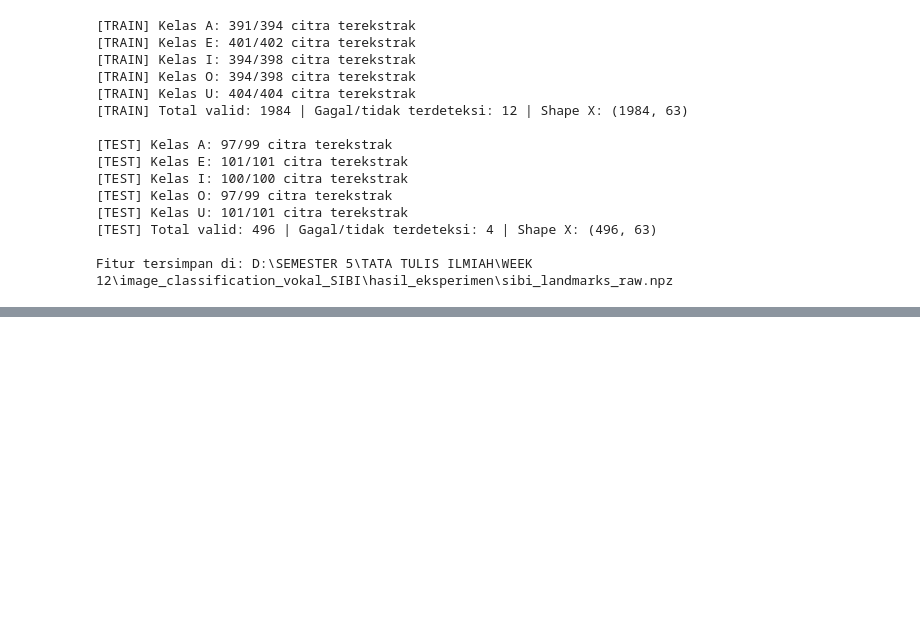
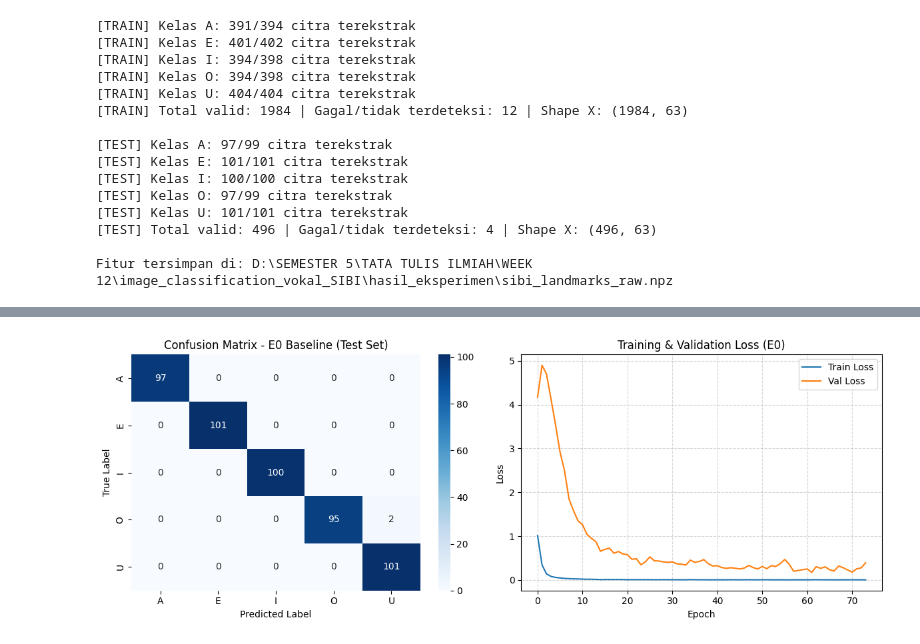
Before and after one commit to Alvinfaaiz/image_classification_vokal_SIBI, a Jupyter notebook: code.ipynb, the cells around one changed output, grey strips where cells are left out. Cells and saved outputs as stored; diff of their text form; code cells hidden in the pictures; blank space fills up the shorter version.

```diff
--- a/code.ipynb
+++ b/code.ipynb
@@ -354,0 +371,30 @@ Epoch 1/80
+# %%
+cm = confusion_matrix(y_test_enc, y_pred_enc)
+
+fig, axes = plt.subplots(1, 2, figsize=(12, 4.5))
+
+sns.heatmap(
+    cm,
+    annot=True,
+    fmt="d",
+    cmap="Blues",
+    xticklabels=le.classes_,
+    yticklabels=le.classes_,
+    ax=axes[0],
+)
+axes[0].set_title("Confusion Matrix - E0 Baseline (Test Set)")
+axes[0].set_xlabel("Predicted Label")
+axes[0].set_ylabel("True Label")
+
+axes[1].plot(history_e0.history["loss"], label="Train Loss")
+axes[1].plot(history_e0.history["val_loss"], label="Val Loss")
+axes[1].set_title("Training & Validation Loss (E0)")
+axes[1].set_xlabel("Epoch")
+axes[1].set_ylabel("Loss")
+axes[1].legend()
+axes[1].grid(True, linestyle="--", alpha=0.5)
+
+plt.tight_layout()
+plt.show()
+# %% [output]
+[figure, added]
```
Also changed, not shown: parts of 1 cell of this notebook.
